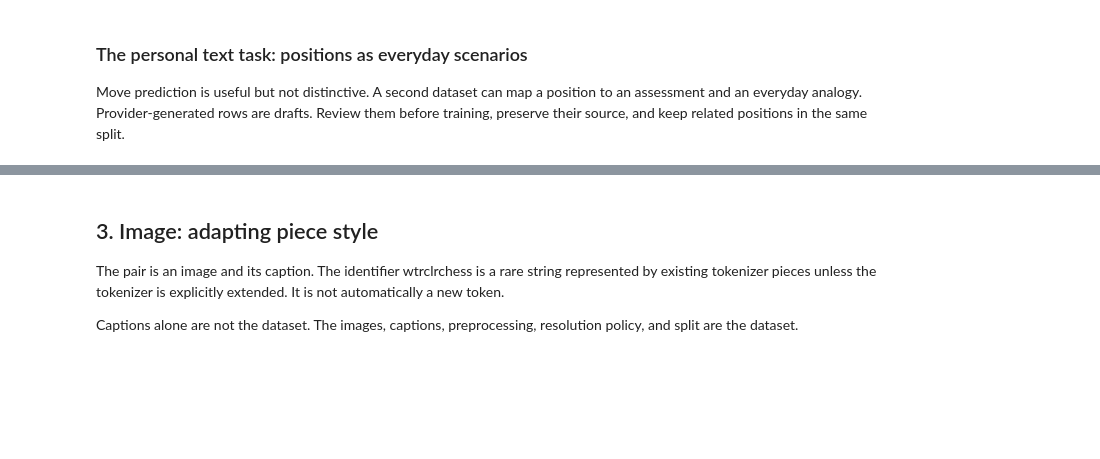
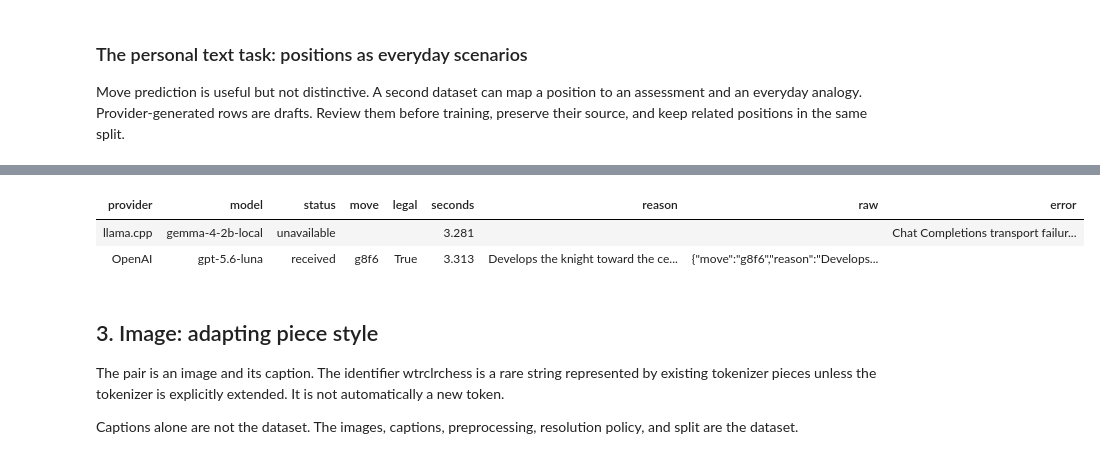
Before and after one commit to ramonpzg/ftshop, a Jupyter notebook: notebooks/main-nb.ipynb, the cells around one changed output, grey strips where cells are left out. Drawn from its saved outputs; the diff is of its cells as text; code cells hidden in the pictures; blank space fills up the shorter version.

```diff
--- a/notebooks/main-nb.ipynb
+++ b/notebooks/main-nb.ipynb
@@ -997,72 +1206,85 @@ def compare_chess_models(
     legal_moves = tuple(move.uci() for move in board.legal_moves)
     messages = [
         {
             "role": "system",
             "content": "Choose a legal chess move and explain it briefly. Return JSON only.",
         },
         {
             "role": "user",
             "content": (
                 f"Position (FEN): {case.fen}\n"
                 f"Legal moves (UCI): {', '.join(legal_moves)}\n"
                 'Return this exact shape: {"move": "<uci>", "reason": "<one sentence>"}'
             ),
         },
     ]
 
-    def call(
-        label: str,
-        model: str,
-        base_url: str,
-        api_key: str,
-        reasoning_effort: str,
-    ) -> dict[str, Any]:
+    def call(endpoint: ChatEndpoint) -> dict[str, Any]:
         started = time.perf_counter()
-        reply = chat(
-            messages,
-            json_mode=True,
-            model=model,
-            base_url=base_url,
-            api_key=api_key,
-            reasoning_effort=reasoning_effort,
-        )
+        if not endpoint.api_key:
+            return {
+                "provider": endpoint.label,
+                "model": endpoint.model,
+                "status": "unavailable",
+                "move": None,
+                "legal": None,
+                "seconds": 0.0,
+                "reason": "",
+                "raw": "",
+                "error": "API key is not set",
+            }
+        try:
+            reply = chat(
+                messages,
+                json_mode=True,
+                model=endpoint.model,
+                base_url=endpoint.base_url,
+                api_key=endpoint.api_key,
+                reasoning_effort=endpoint.reasoning_effort,
+            )
+        except RuntimeError as exc:
+            return {
+                "provider": endpoint.label,
+                "model": endpoint.model,
+                "status": "unavailable",
+                "move": None,
+                "legal": None,
+                "seconds": time.perf_counter() - started,
+                "reason": "",
+                "raw": "",
+                "error": str(exc),
+            }
         parsed = parse_json_object(reply)
         move = parse_move_reply(reply)
         return {
-            "model": label,
+            "provider": endpoint.label,
+            "model": endpoint.model,
+            "status": "received",
             "move": move,
             "legal": move in legal_moves,
             "seconds": time.perf_counter() - started,
             "reason": parsed.get("reason", "") if parsed else "",
             "raw": reply,
+            "error": "",
         }
 
-    luna_key = os.environ.get("VIDEO_PROMPT_API_KEY") or os.environ.get(
-        "OPENAI_API_KEY"
+    gemma = ChatEndpoint(
+        label="llama.cpp",
+        model=GEMMA_API_MODEL,
+        base_url=os.environ.get("GEMMA_BASE_URL", "http://127.0.0.1:8080/v1"),
+        api_key=os.environ.get("GEMMA_API_KEY", "local"),
+        reasoning_effort="",
     )
-    if not luna_key:
-        raise RuntimeError("Set VIDEO_PROMPT_API_KEY or OPENAI_API_KEY for Luna")
-    return [
-        call(
-            "Gemma 4 E2B Q4_0",
-            GEMMA_API_MODEL,
-            os.environ.get("GEMMA_BASE_URL", "http://127.0.0.1:8080/v1"),
-            os.environ.get("GEMMA_API_KEY", "local"),
-            "",
-        ),
-        call(
-            "Luna",
-            VIDEO_PROMPT_MODEL,
-            os.environ.get("VIDEO_PROMPT_BASE_URL")
-            or os.environ.get("OPENAI_BASE_URL", "https://api.openai.com/v1"),
-            luna_key,
-            os.environ.get("OPENAI_REASONING_EFFORT", "medium"),
-        ),
-    ]
+    hosted = resolve_hosted_chat_endpoint()
+    return [call(gemma), call(hosted)]
 
 
-# MODEL_COMPARISON = compare_chess_models()
-# show_table(MODEL_COMPARISON)
+MODEL_COMPARISON = compare_chess_models()
+show_table(MODEL_COMPARISON)
+# %% [output]
+| provider | model | status | move | legal | seconds | reason | raw | error |
+| llama.cpp | gemma-4-2b-local | unavailable |  |  | 3.281 |  |  | Chat Completions transport failur... |
+| OpenAI | gpt-5.6-luna | received | g8f6 | True | 3.313 | Develops the knight toward the ce... | {"move":"g8f6","reason":"Develops... |  |
 # %%
 # live_metrics, live_details, live_predictions = run_live_text_evaluation(EVALUATION_CASES)
 # live_video_scenario = draft_video_scenario(REPLAYED_GAMES["fools-mate"])
```
Also changed, not shown: parts of 51 cells of this notebook, 2 other files.
